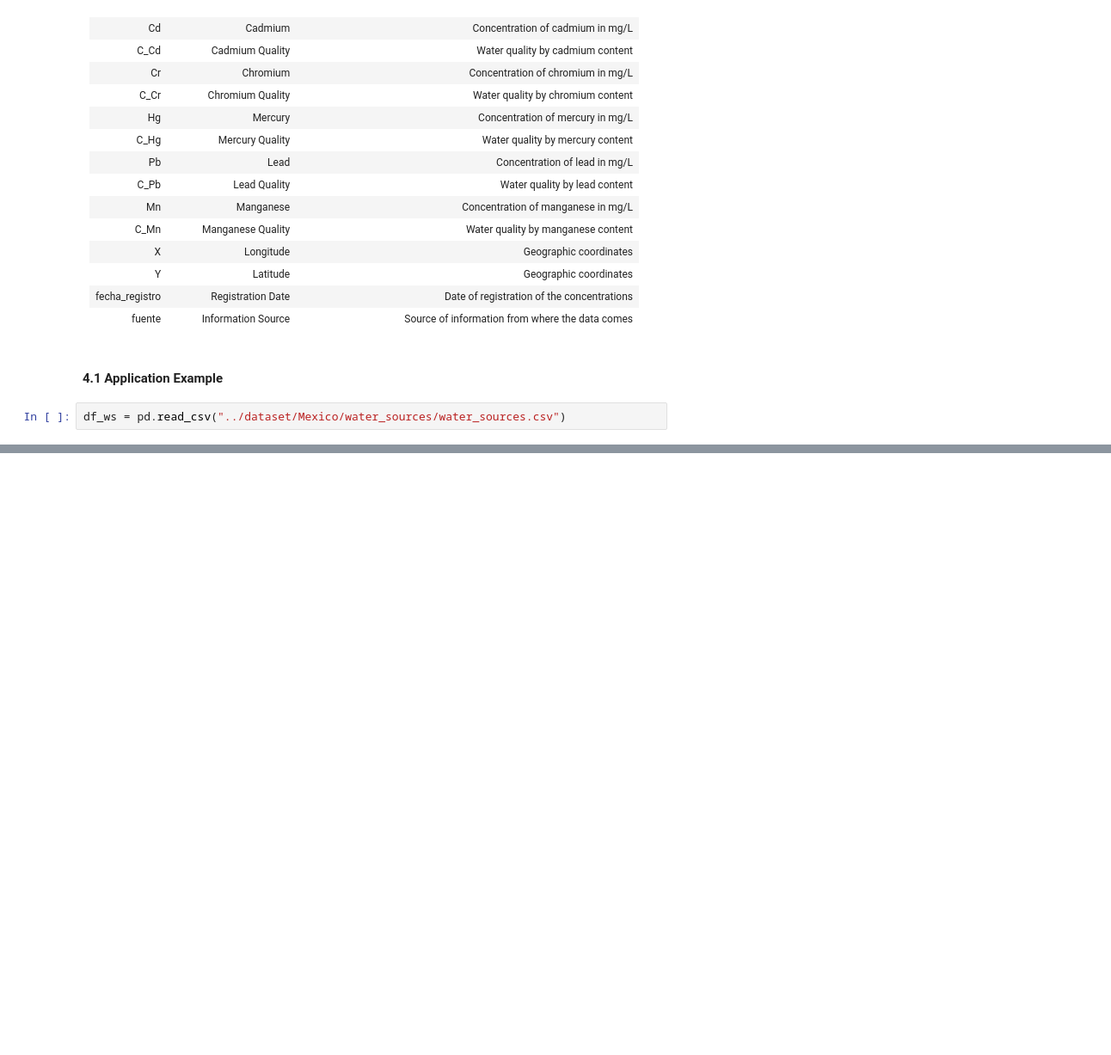
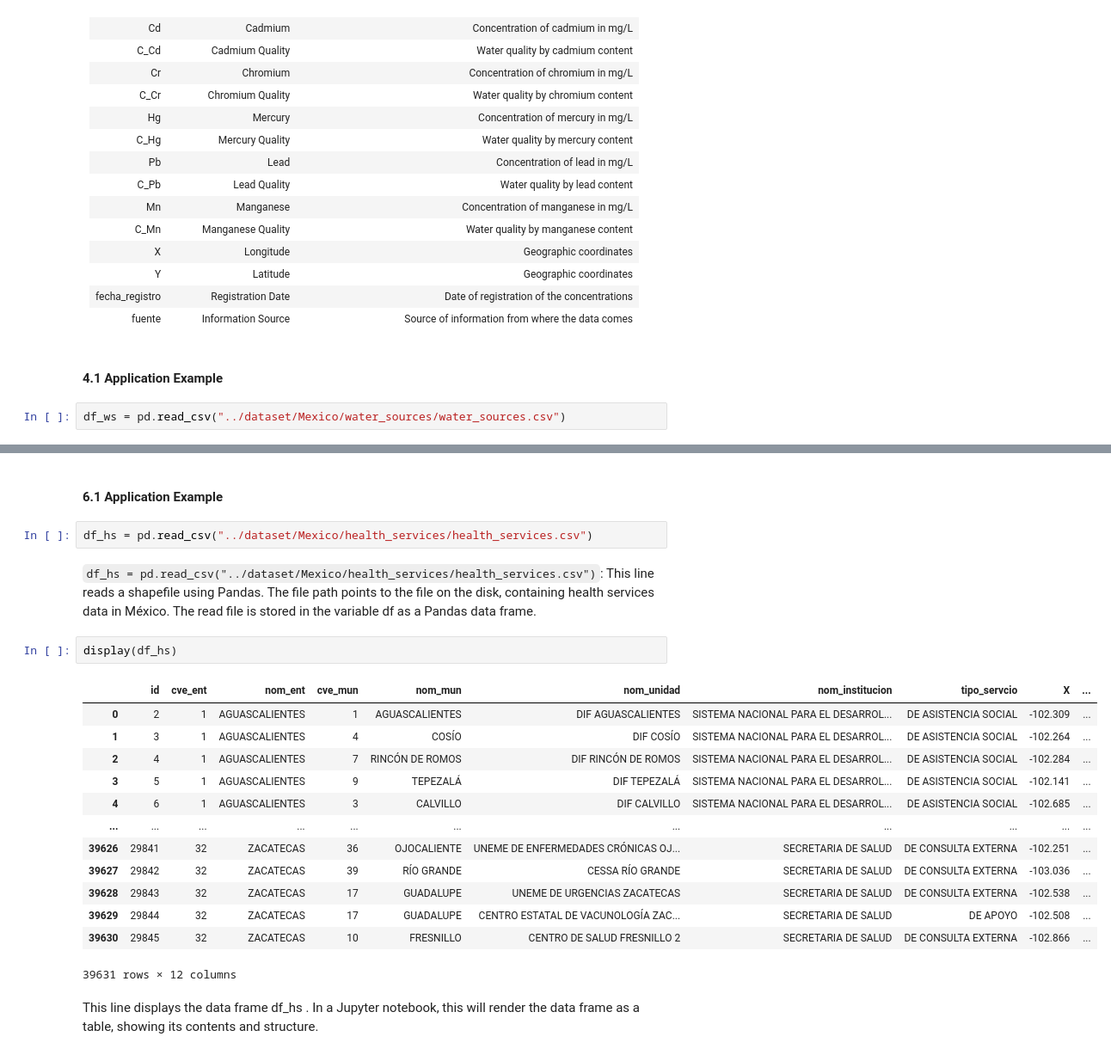
Before and after one commit to Mobile-Health-Center/Social-Hackathon-EAAMO-2024, a Jupyter notebook: data_set_spec.ipynb, the cells around one changed output, grey strips where cells are left out. Shown at 86% size. Cells and saved outputs as stored; diff of their text form; blank space fills up the shorter version.

```diff
--- a/data_set_spec.ipynb
+++ b/data_set_spec.ipynb
@@ -323,0 +389,24 @@ display(df_bc)
+# %% [markdown]
+#### 6.1 Application Example
+# %%
+df_hs = pd.read_csv("../dataset/Mexico/health_services/health_services.csv")
+# %% [markdown]
+`df_hs = pd.read_csv("../dataset/Mexico/health_services/health_services.csv")`: This line reads a shapefile using Pandas. The file path points to the file on the disk, containing health services data in México. The read file is stored in the variable df as a Pandas data frame.
+# %%
+display(df_hs)
+# %% [output]
+|  | id | cve_ent | nom_ent | cve_mun | nom_mun | nom_unidad | nom_institucion | tipo_servcio | X | ... |
+| 0 | 2 | 1 | AGUASCALIENTES | 1 | AGUASCALIENTES | DIF AGUASCALIENTES | SISTEMA NACIONAL PARA EL DESARROL... | DE ASISTENCIA SOCIAL | -102.309 | ... |
+| 1 | 3 | 1 | AGUASCALIENTES | 4 | COSÍO | DIF COSÍO | SISTEMA NACIONAL PARA EL DESARROL... | DE ASISTENCIA SOCIAL | -102.264 | ... |
+| 2 | 4 | 1 | AGUASCALIENTES | 7 | RINCÓN DE ROMOS | DIF RINCÓN DE ROMOS | SISTEMA NACIONAL PARA EL DESARROL... | DE ASISTENCIA SOCIAL | -102.284 | ... |
+| 3 | 5 | 1 | AGUASCALIENTES | 9 | TEPEZALÁ | DIF TEPEZALÁ | SISTEMA NACIONAL PARA EL DESARROL... | DE ASISTENCIA SOCIAL | -102.141 | ... |
+| 4 | 6 | 1 | AGUASCALIENTES | 3 | CALVILLO | DIF CALVILLO | SISTEMA NACIONAL PARA EL DESARROL... | DE ASISTENCIA SOCIAL | -102.685 | ... |
+| ... | ... | ... | ... | ... | ... | ... | ... | ... | ... | ... |
+| 39626 | 29841 | 32 | ZACATECAS | 36 | OJOCALIENTE | UNEME DE ENFERMEDADES CRÓNICAS OJ... | SECRETARIA DE SALUD | DE CONSULTA EXTERNA | -102.251 | ... |
+| 39627 | 29842 | 32 | ZACATECAS | 39 | RÍO GRANDE | CESSA RÍO GRANDE | SECRETARIA DE SALUD | DE CONSULTA EXTERNA | -103.036 | ... |
+| 39628 | 29843 | 32 | ZACATECAS | 17 | GUADALUPE | UNEME DE URGENCIAS ZACATECAS | SECRETARIA DE SALUD | DE CONSULTA EXTERNA | -102.538 | ... |
+| 39629 | 29844 | 32 | ZACATECAS | 17 | GUADALUPE | CENTRO ESTATAL DE VACUNOLOGÍA ZAC... | SECRETARIA DE SALUD | DE APOYO | -102.508 | ... |
+| 39630 | 29845 | 32 | ZACATECAS | 10 | FRESNILLO | CENTRO DE SALUD FRESNILLO 2 | SECRETARIA DE SALUD | DE CONSULTA EXTERNA | -102.866 | ... |
+39631 rows × 12 columns
+# %% [markdown]
+This line displays the data frame df_hs . In a Jupyter notebook, this will render the data frame as a table, showing its contents and structure.
```
Also changed, not shown: parts of 22 cells of this notebook, 3 other files.
